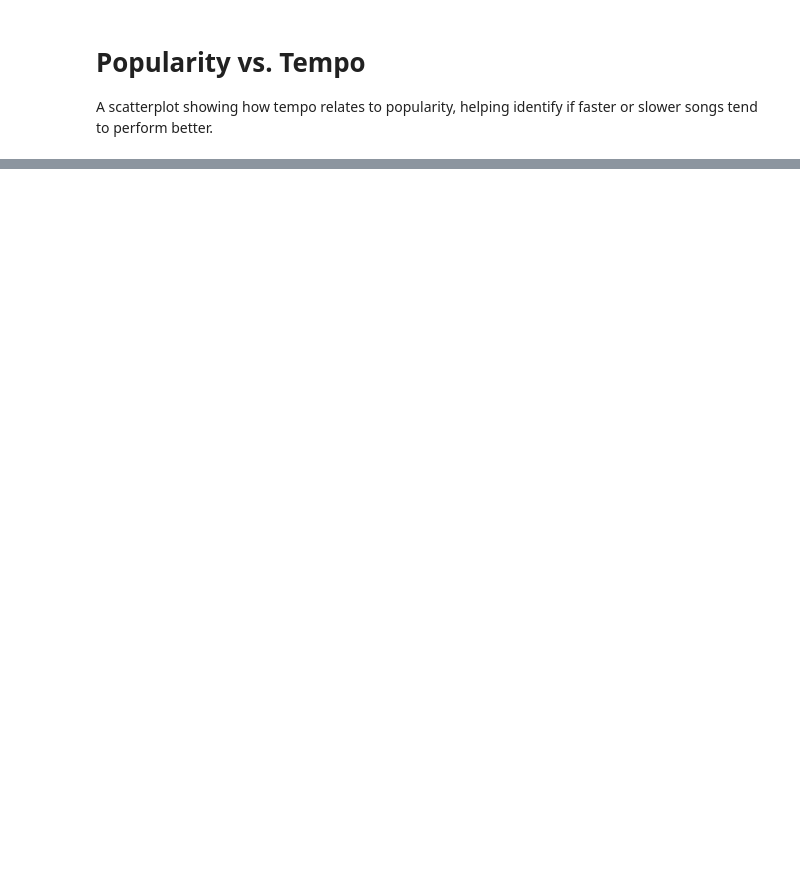
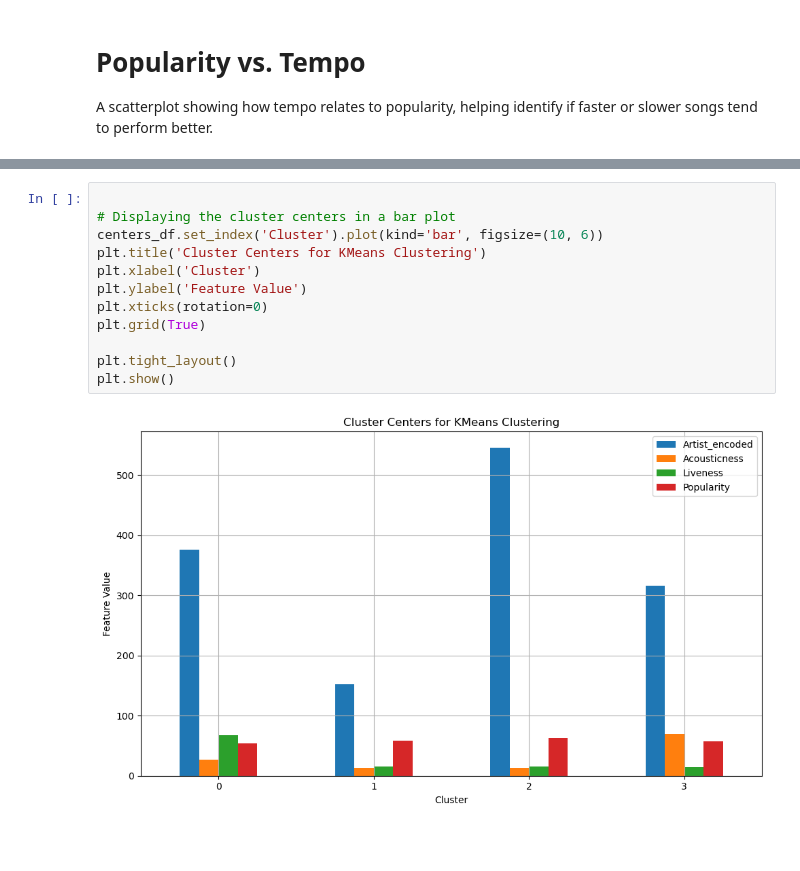
Before and after one commit to betanight/June_Code_Pudding, a Jupyter notebook: sohini_kmeans.ipynb, the cells around one changed output, grey strips where cells are left out. Drawn from its saved outputs; the diff is of its cells as text; blank space fills up the shorter version.

```diff
--- a/eli_analysis_updated.ipynb
+++ b/sohini_kmeans.ipynb
@@ -476,0 +564,16 @@ plt.show()
+# %%
+
+# Displaying the cluster centers in a bar plot
+centers_df.set_index('Cluster').plot(kind='bar', figsize=(10, 6))
+plt.title('Cluster Centers for KMeans Clustering')
+plt.xlabel('Cluster')
+plt.ylabel('Feature Value')
+plt.xticks(rotation=0)
+plt.grid(True)
+
+plt.tight_layout()
+plt.show()
+# %% [output]
+[figure, added]
+# %% [markdown]
+##
```
Also changed, not shown: parts of 7 cells of this notebook, 2 other files.
